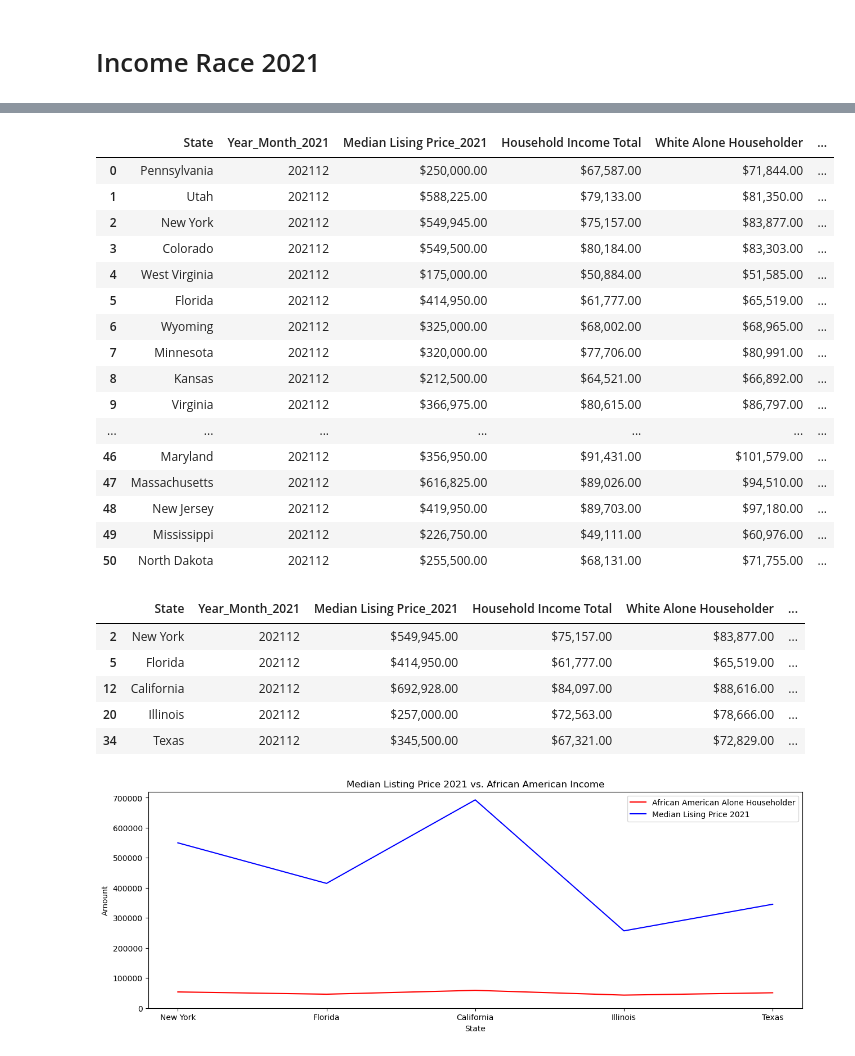
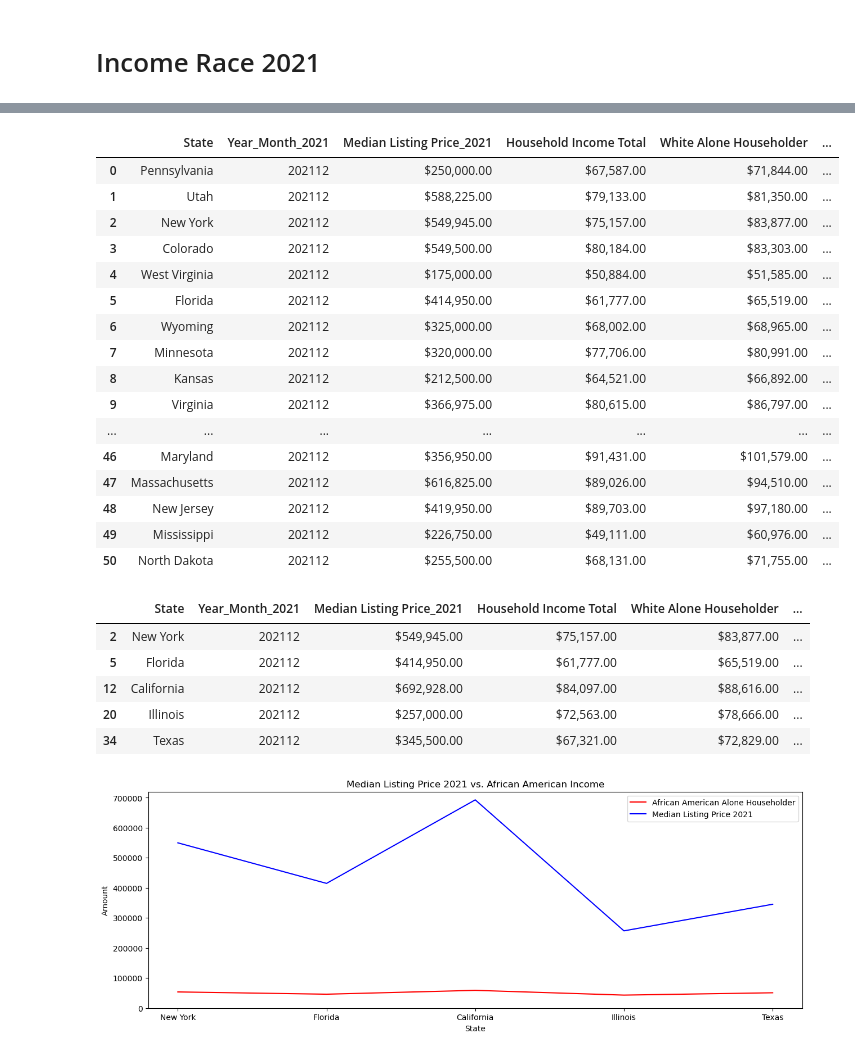
Before and after one commit to aalafa/group-project-1, a Jupyter notebook: Housing and Income Data/Income_Race_2021.ipynb, the cells around one changed output, grey strips where cells are left out. Drawn from its saved outputs; the diff is of its cells as text; code cells hidden in the pictures.

```diff
--- a/Housing and Income Data/Income_Race_2021.ipynb
+++ b/Housing and Income Data/Income_Race_2021.ipynb
@@ -122,34 +122,34 @@ listing_prices
 # %%
 income_race = pd.merge(income_race_2021, listing_prices, on=('State'), how='right')
 
 income_race = income_race[["State",
                          "Year_Month_2021",
-                         "Median Lising Price_2021",
+                         "Median Listing Price_2021",
                          "Household Income Total",
                          "White Alone Householder",
                          "African American Alone Householder",
                          "American Indian and Alaska Native Alone Householder",
                          "Asian Alone Householder",
                          "Native Hawaiian and Other Pacific Isalnder Alone Householder",
                          "Some Other Race Alone Householder",
                          "Two or more Races Householder",
                          "Hispanic or Latino Householder"
                         ]]
 
-income_race["Median Lising Price_2021"] = income_race["Median Lising Price_2021"].map("${:,.2f}".format)
+income_race["Median Listing Price_2021"] = income_race["Median Listing Price_2021"].map("${:,.2f}".format)
 income_race["Household Income Total"] = income_race["Household Income Total"].map("${:,.2f}".format)
 income_race["White Alone Householder"] = income_race["White Alone Householder"].map("${:,.2f}".format)
 income_race["African American Alone Householder"] = income_race["African American Alone Householder"].map("${:,.2f}".format)
 income_race["American Indian and Alaska Native Alone Householder"] = income_race["American Indian and Alaska Native Alone Householder"].map("${:,.2f}".format)
 income_race["Asian Alone Householder"] = income_race["Asian Alone Householder"].map("${:,.2f}".format)
 income_race["Native Hawaiian and Other Pacific Isalnder Alone Householder"] = income_race["Native Hawaiian and Other Pacific Isalnder Alone Householder"].map("${:,.2f}".format)
 income_race["Some Other Race Alone Householder"] = income_race["Some Other Race Alone Householder"].map("${:,.2f}".format)
 income_race["Two or more Races Householder"] = income_race["Two or more Races Householder"].map("${:,.2f}".format)
 income_race["Hispanic or Latino Householder"] = income_race["Hispanic or Latino Householder"].map("${:,.2f}".format)
 
 income_race
 # %% [output]
-|  | State | Year_Month_2021 | Median Lising Price_2021 | Household Income Total | White Alone Householder | ... |
+|  | State | Year_Month_2021 | Median Listing Price_2021 | Household Income Total | White Alone Householder | ... |
 | 0 | Pennsylvania | 202112 | $250,000.00 | $67,587.00 | $71,844.00 | ... |
 | 1 | Utah | 202112 | $588,225.00 | $79,133.00 | $81,350.00 | ... |
 | 2 | New York | 202112 | $549,945.00 | $75,157.00 | $83,877.00 | ... |
@@ -171,7 +171,7 @@ selected_states = ["California", "Texas", "New York", "Florida", "Illinois"]
 selected_housing = income_race[income_race["State"].isin(selected_states)]
 selected_housing
 # %% [output]
-|  | State | Year_Month_2021 | Median Lising Price_2021 | Household Income Total | White Alone Householder | ... |
+|  | State | Year_Month_2021 | Median Listing Price_2021 | Household Income Total | White Alone Householder | ... |
 | 2 | New York | 202112 | $549,945.00 | $75,157.00 | $83,877.00 | ... |
 | 5 | Florida | 202112 | $414,950.00 | $61,777.00 | $65,519.00 | ... |
 | 12 | California | 202112 | $692,928.00 | $84,097.00 | $88,616.00 | ... |
```
Also changed, not shown: parts of 4 cells of this notebook, 12 other files.
